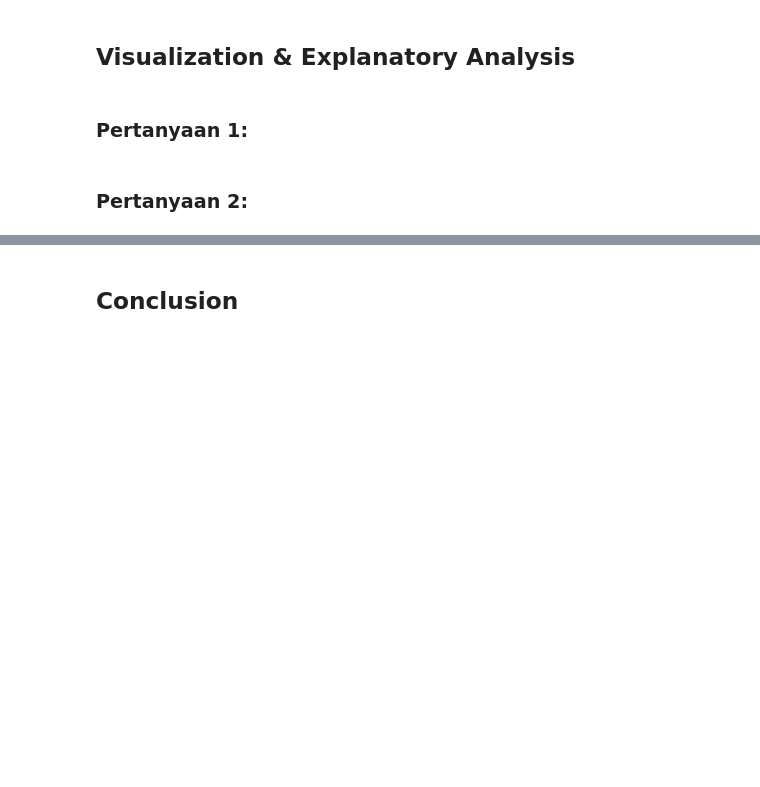
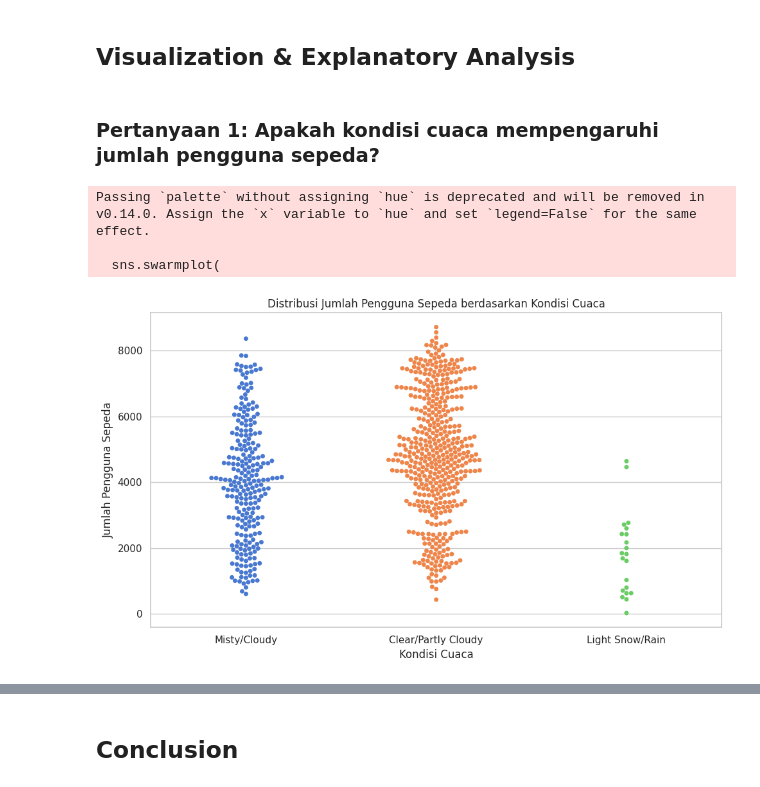
Before and after one commit to slvyarc/Bike-Sharing_Dicoding, a Jupyter notebook: Proyek_Analisis_Data.ipynb, the cells around one changed output, grey strips where cells are left out. Cells and saved outputs as stored; diff of their text form; code cells hidden in the pictures; blank space fills up the shorter version.

```diff
--- a/Proyek_Analisis_Data.ipynb
+++ b/Proyek_Analisis_Data.ipynb
@@ -28,6 +493,30 @@
 # %% [markdown]
 ## Visualization & Explanatory Analysis
 # %% [markdown]
-### Pertanyaan 1:
+### Pertanyaan 1: Apakah kondisi cuaca mempengaruhi jumlah pengguna sepeda?
-# %% [markdown]
-### Pertanyaan 2:
+# %%
+# Setel ukuran dan gaya visual
+plt.figure(figsize=(10, 6))
+sns.set(style="whitegrid")
+
+# Buat swarm plot menggunakan sns.swarmplot()
+sns.swarmplot(
+    x='weathersit',
+    y='count',
+    data=day_df,
+    palette="muted"
+)
+
+# Tambahkan label sumbu dan judul
+plt.title('Distribusi Jumlah Pengguna Sepeda berdasarkan Kondisi Cuaca')
+plt.xlabel('Kondisi Cuaca')
+plt.ylabel('Jumlah Pengguna Sepeda')
+
+# Tampilkan plot
+plt.tight_layout()
+plt.show()
+# %% [output]
+Passing `palette` without assigning `hue` is deprecated and will be removed in v0.14.0. Assign the `x` variable to `hue` and set `legend=False` for the same effect.
+
+  sns.swarmplot(
+[figure, added]
```
Also changed, not shown: parts of 74 cells of this notebook.
